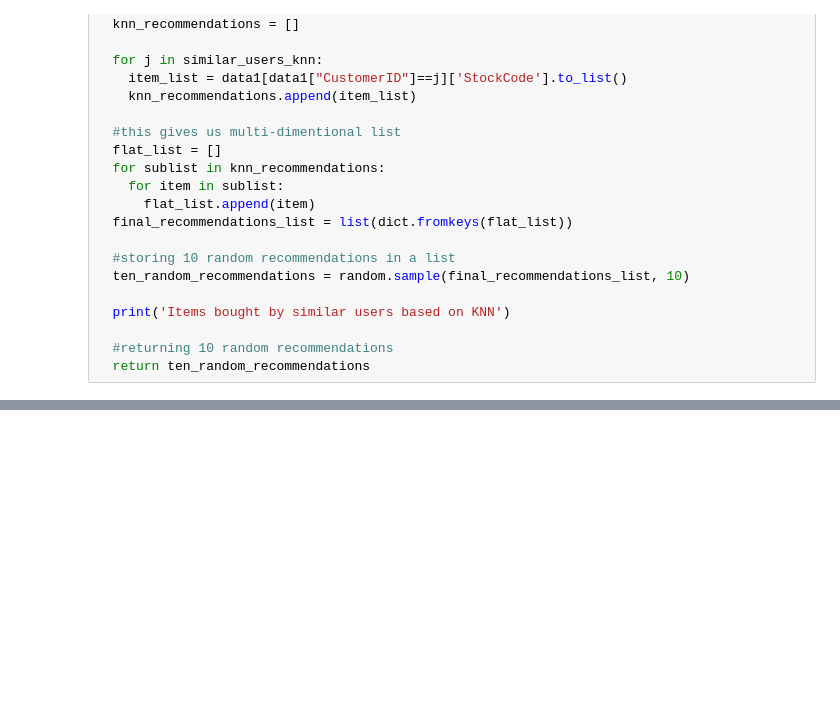
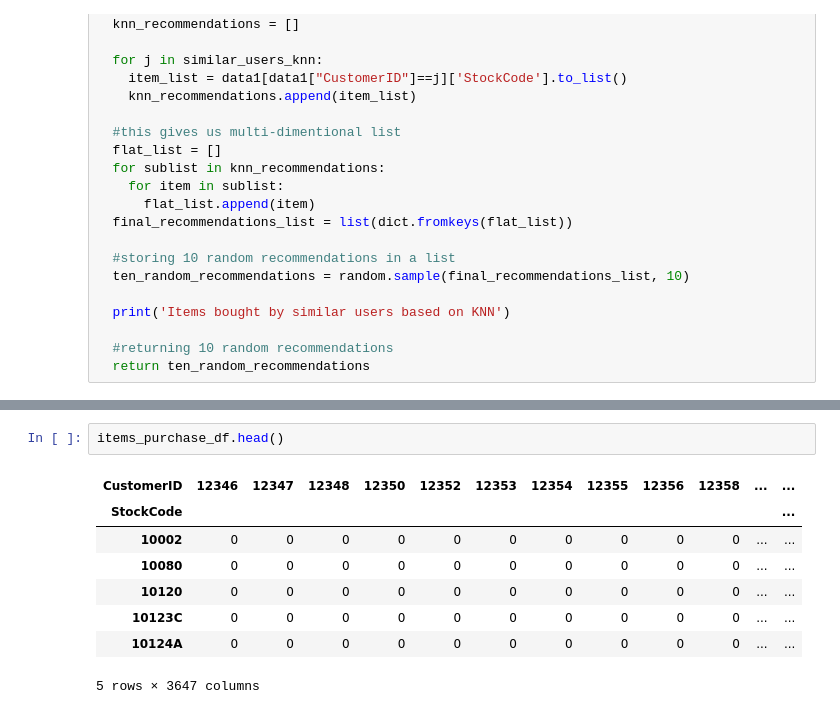
Before and after one commit to ankesh86/RecommendationSystems, a Jupyter notebook: CollaborativeFilteringRecommendation.ipynb, the cells around one changed output, grey strips where cells are left out. Cells and saved outputs as stored; diff of their text form; blank space fills up the shorter version.

```diff
--- a/CollaborativeFilteringRecommendation.ipynb
+++ b/CollaborativeFilteringRecommendation.ipynb
@@ -411,0 +418,11 @@ Items bought by similar users based on KNN
+# %%
+items_purchase_df.head()
+# %% [output]
+| CustomerID | 12346 | 12347 | 12348 | 12350 | 12352 | 12353 | 12354 | 12355 | 12356 | 12358 | ... | ... |
+| StockCode |  |  |  |  |  |  |  |  |  |  |  | ... |
+| 10002 | 0 | 0 | 0 | 0 | 0 | 0 | 0 | 0 | 0 | 0 | ... | ... |
+| 10080 | 0 | 0 | 0 | 0 | 0 | 0 | 0 | 0 | 0 | 0 | ... | ... |
+| 10120 | 0 | 0 | 0 | 0 | 0 | 0 | 0 | 0 | 0 | 0 | ... | ... |
+| 10123C | 0 | 0 | 0 | 0 | 0 | 0 | 0 | 0 | 0 | 0 | ... | ... |
+| 10124A | 0 | 0 | 0 | 0 | 0 | 0 | 0 | 0 | 0 | 0 | ... | ... |
+5 rows × 3647 columns
```
Also changed, not shown: parts of 45 cells of this notebook.
